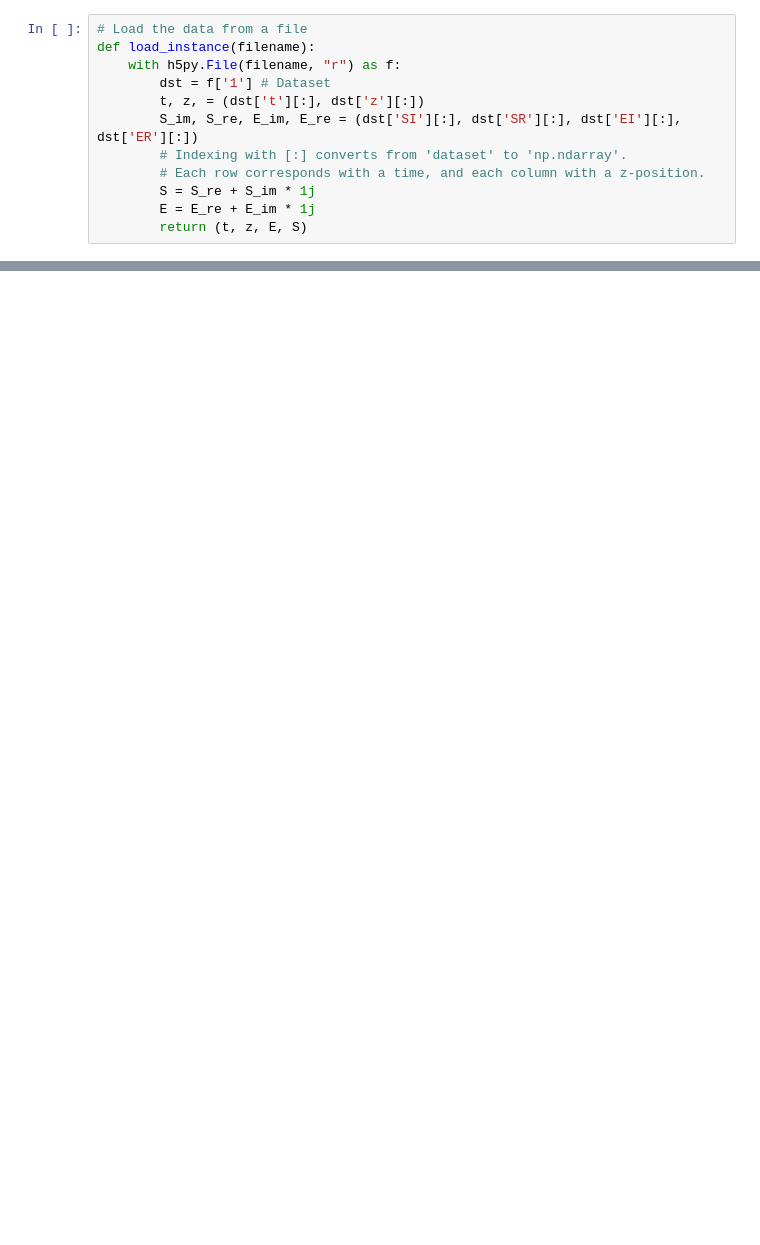
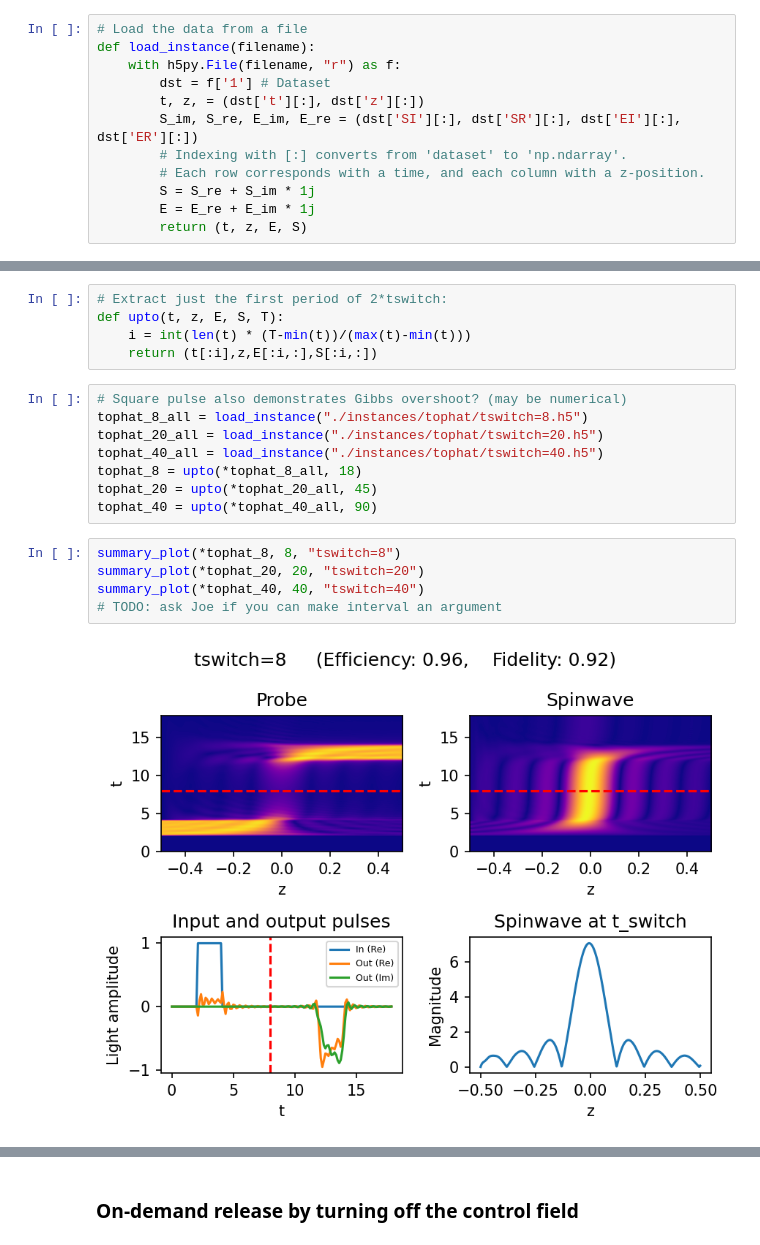
Before and after one commit to PatGleeson101/quantum-memory, a Jupyter notebook: quantum-memory.ipynb, the cells around one changed output, grey strips where cells are left out. Cells and saved outputs as stored; diff of their text form; blank space fills up the shorter version.

```diff
--- a/quantum-memory.ipynb
+++ b/quantum-memory.ipynb
@@ -108,0 +107,20 @@ summary_plot(*gauss, 8)
+# %%
+# Extract just the first period of 2*tswitch:
+def upto(t, z, E, S, T):
+    i = int(len(t) * (T-min(t))/(max(t)-min(t)))
+    return (t[:i],z,E[:i,:],S[:i,:])
+# %%
+# Square pulse also demonstrates Gibbs overshoot? (may be numerical)
+tophat_8_all = load_instance("./instances/tophat/tswitch=8.h5")
+tophat_20_all = load_instance("./instances/tophat/tswitch=20.h5")
+tophat_40_all = load_instance("./instances/tophat/tswitch=40.h5")
+tophat_8 = upto(*tophat_8_all, 18)
+tophat_20 = upto(*tophat_20_all, 45)
+tophat_40 = upto(*tophat_40_all, 90)
+# %%
+summary_plot(*tophat_8, 8, "tswitch=8")
+summary_plot(*tophat_20, 20, "tswitch=20")
+summary_plot(*tophat_40, 40, "tswitch=40")
+# TODO: ask Joe if you can make interval an argument
+# %% [output]
+[figure, added]
@@ -108,0 +129,2 @@ summary_plot(*gauss, 8)
+# %% [markdown]
+### On-demand release by turning off the control field
```
Also changed, not shown: parts of 39 cells of this notebook, 19 other files.
